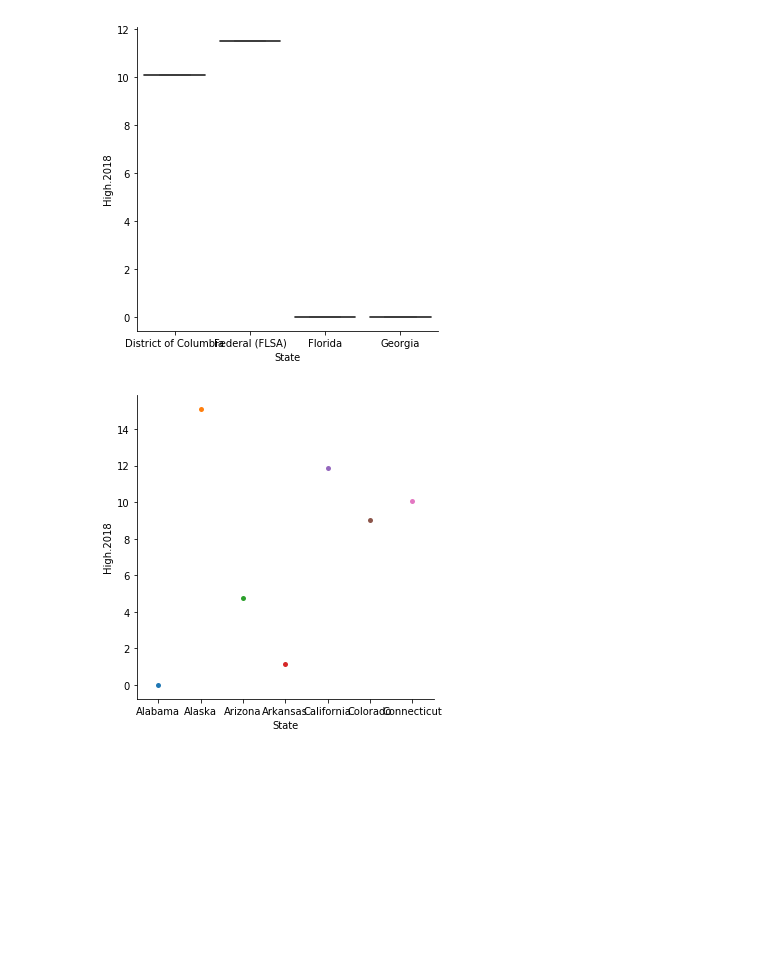
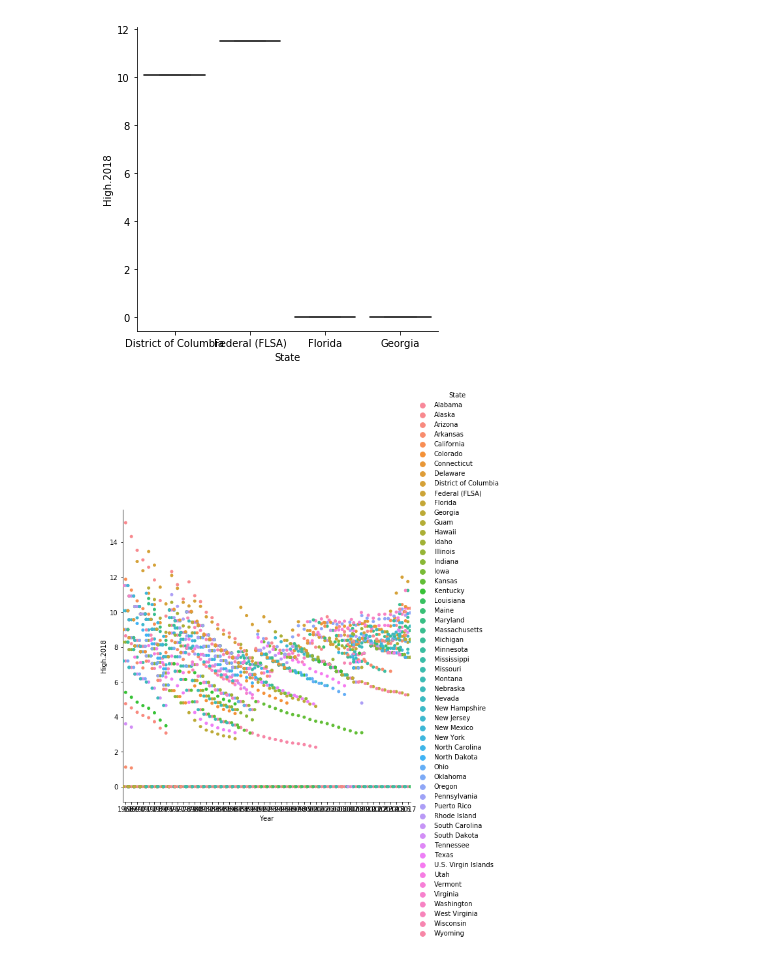
Before and after one commit to ONEROMYLIME/Using-Seaborn-, a Jupyter notebook: Using Seaborn to graph.ipynb, the cells around one changed output. Cells and saved outputs as stored; diff of their text form; code cells hidden in the pictures; blank space fills up the shorter version.

```diff
--- a/Using Seaborn to graph.ipynb
+++ b/Using Seaborn to graph.ipynb
@@ -40,8 +40,8 @@ sns.catplot(x="State", y="High.2018", kind="box", data=B)
 <seaborn.axisgrid.FacetGrid at 0x...>
 [figure]
 # %%
-sns.catplot(x="State", y="High.2018", kind="swarm", data=A);
+sns.catplot(x="Year", y="High.2018", hue="State", kind="swarm", height=7, data=df);
 # %% [output]
-[figure, old version]
+[figure, new version]
 # %%
 
```
Also changed, not shown: parts of 4 cells of this notebook.
